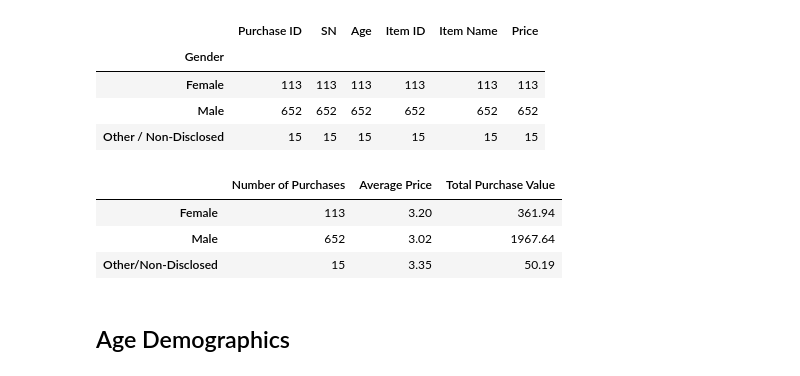
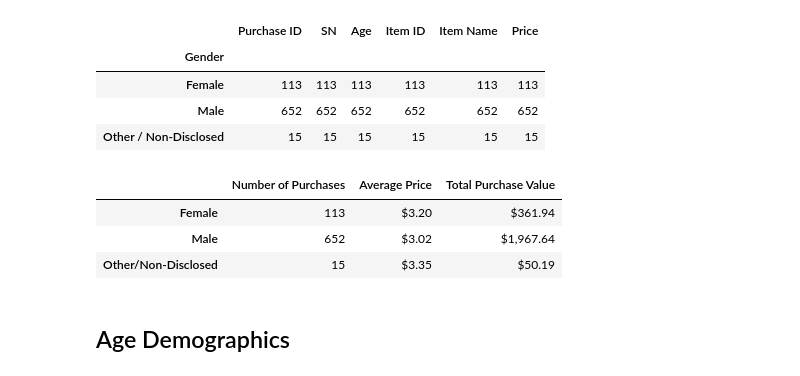
Before and after one commit to radowtay/pandas-challenge, a Jupyter notebook: HeroesofPymoli/Heroes of Pymoli.ipynb, the cells around one changed output. Cells and saved outputs as stored; diff of their text form; code cells hidden in the pictures.

```diff
--- a/HeroesofPymoli/Heroes of Pymoli.ipynb
+++ b/HeroesofPymoli/Heroes of Pymoli.ipynb
@@ -170,29 +172,30 @@ ond_item_count = ond_df["Purchase ID"].value_counts()
 # %%
 #"Average Purchase Price",
 fem_av_price = female_df["Price"].mean()
 male_av_price = male_df["Price"].mean()
 ond_av_price = ond_df["Price"].mean()
 
 #"Total Purchase Value",
 fem_total_price = female_df["Price"].sum()
 male_total_price = male_df["Price"].sum()
 ond_total_price = ond_df["Price"].sum()
 
 #"Avg Total Purchase per Person" by gender
 # player_count = purchase_data_df["SN"]
 
 gen_summary_df = pd.DataFrame({
     "Number of Purchases": [len(fem_item_count), len(male_item_count), len(ond_item_count)],
     "Average Price": (round(fem_av_price,2), (round(male_av_price,2)), (round(ond_av_price,2))),
     "Total Purchase Value": (round(fem_total_price,2), (round(male_total_price,2)), round(ond_total_price,2)),
 },index=["Female", "Male","Other/Non-Disclosed"])
-
+gen_summary_df["Average Price"] = gen_summary_df["Average Price"].astype(float).map("${:,.2f}".format)
+gen_summary_df["Total Purchase Value"] = gen_summary_df["Total Purchase Value"].astype(float).map("${:,.2f}".format)
 gen_summary_df
 # %% [output]
 |  | Number of Purchases | Average Price | Total Purchase Value |
-| Female | 113 | 3.20 | 361.94 |
-| Male | 652 | 3.02 | 1967.64 |
-| Other/Non-Disclosed | 15 | 3.35 | 50.19 |
+| Female | 113 | $3.20 | $361.94 |
+| Male | 652 | $3.02 | $1,967.64 |
+| Other/Non-Disclosed | 15 | $3.35 | $50.19 |
 # %% [markdown]
 ## Age Demographics
 # %% [markdown]
```
Also changed, not shown: parts of 11 cells of this notebook.
